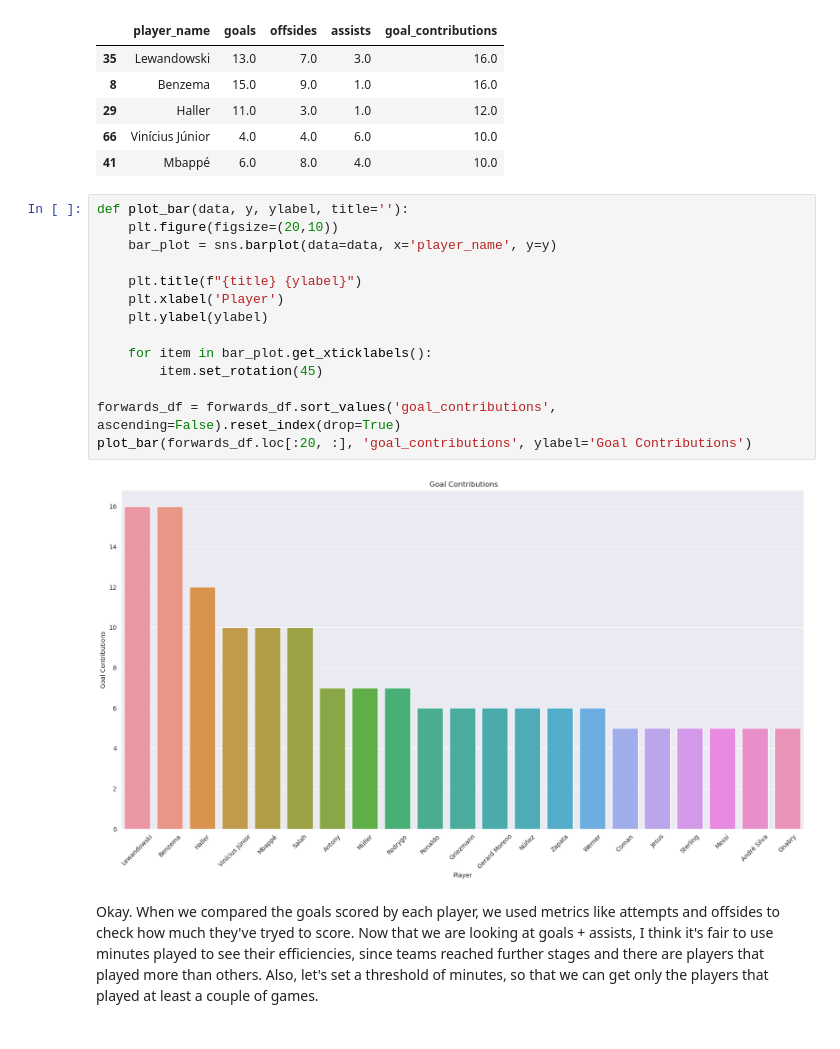
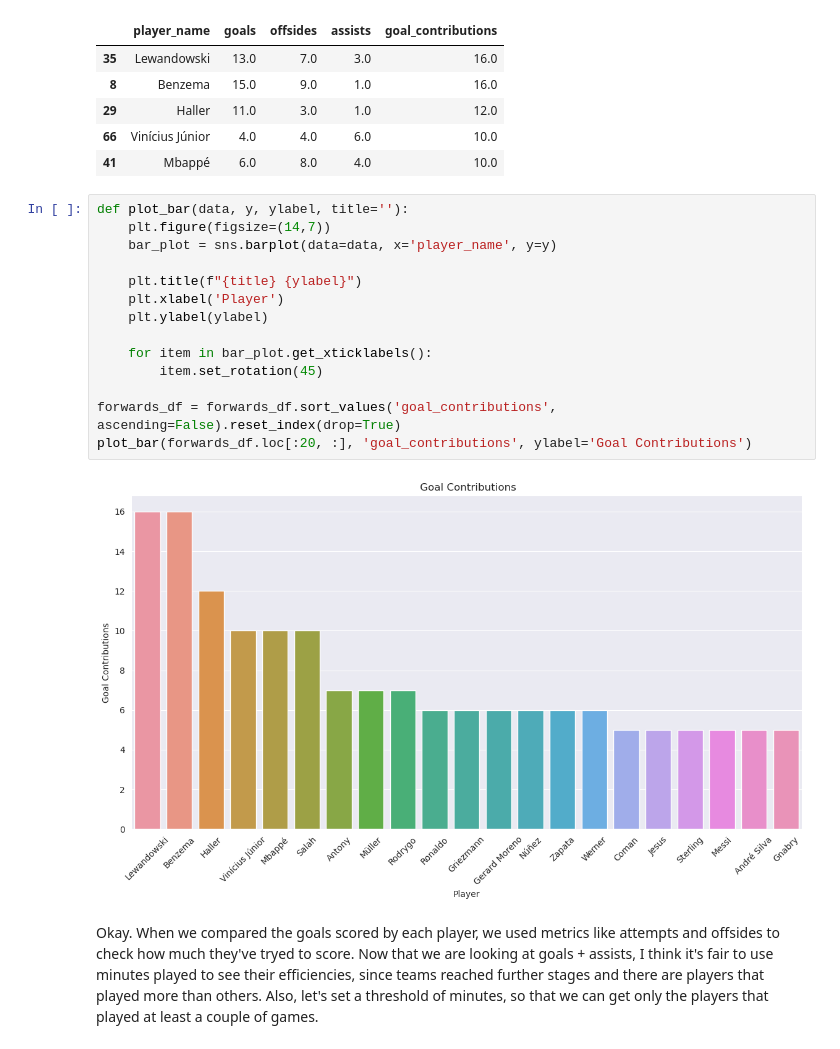
Before and after one commit to caiomelo22/20-21-Champions-League-Analysis, a Jupyter notebook: notebooke5ae0d8453.ipynb, the cells around one changed output. Saved outputs shown, nothing was run; the diff lists cells and outputs as text.

Commit message:
Correcting spelling mistakes and adjusting charts sizes

```diff
--- a/notebooke5ae0d8453.ipynb
+++ b/notebooke5ae0d8453.ipynb
@@ -158,20 +158,20 @@ forwards_df.loc[:, forward_cols].sort_values('goal_contributions', ascending=Fal
 | 41 | Mbappé | 6.0 | 8.0 | 4.0 | 10.0 |
 # %%
 def plot_bar(data, y, ylabel, title=''):
-    plt.figure(figsize=(20,10))
+    plt.figure(figsize=(14,7))
     bar_plot = sns.barplot(data=data, x='player_name', y=y)
 
     plt.title(f"{title} {ylabel}")
     plt.xlabel('Player')
     plt.ylabel(ylabel)
 
     for item in bar_plot.get_xticklabels():
         item.set_rotation(45)
 
 forwards_df = forwards_df.sort_values('goal_contributions', ascending=False).reset_index(drop=True)
 plot_bar(forwards_df.loc[:20, :], 'goal_contributions', ylabel='Goal Contributions')
 # %% [output]
-[figure, old version]
+[figure, new version]
 # %% [markdown]
 Okay. When we compared the goals scored by each player, we used metrics like attempts and offsides to check how much they've tryed to score. Now that we are looking at goals + assists, I think it's fair to use minutes played to see their efficiencies, since teams reached further stages and there are players that played more than others. Also, let's set a threshold of minutes, so that we can get only the players that played at least a couple of games.
 # %%
```
Also changed, not shown: parts of 13 cells of this notebook.
